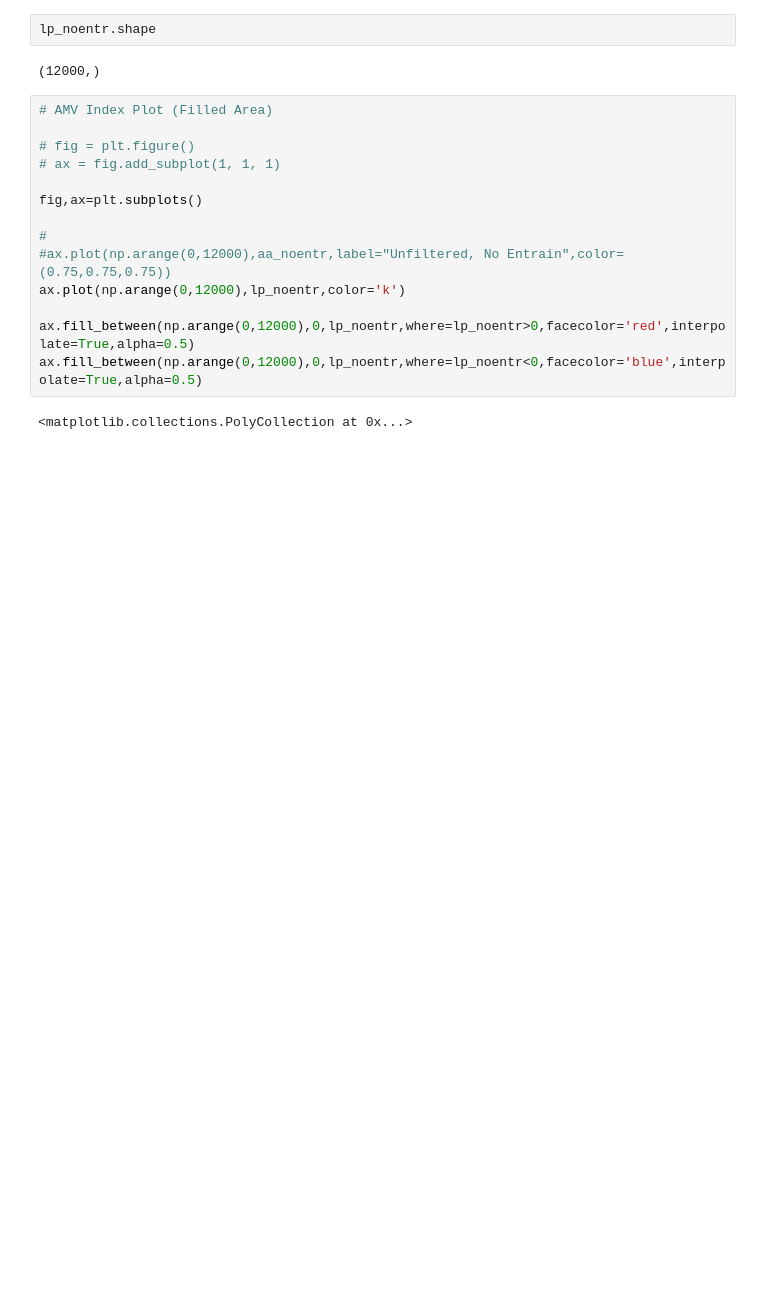
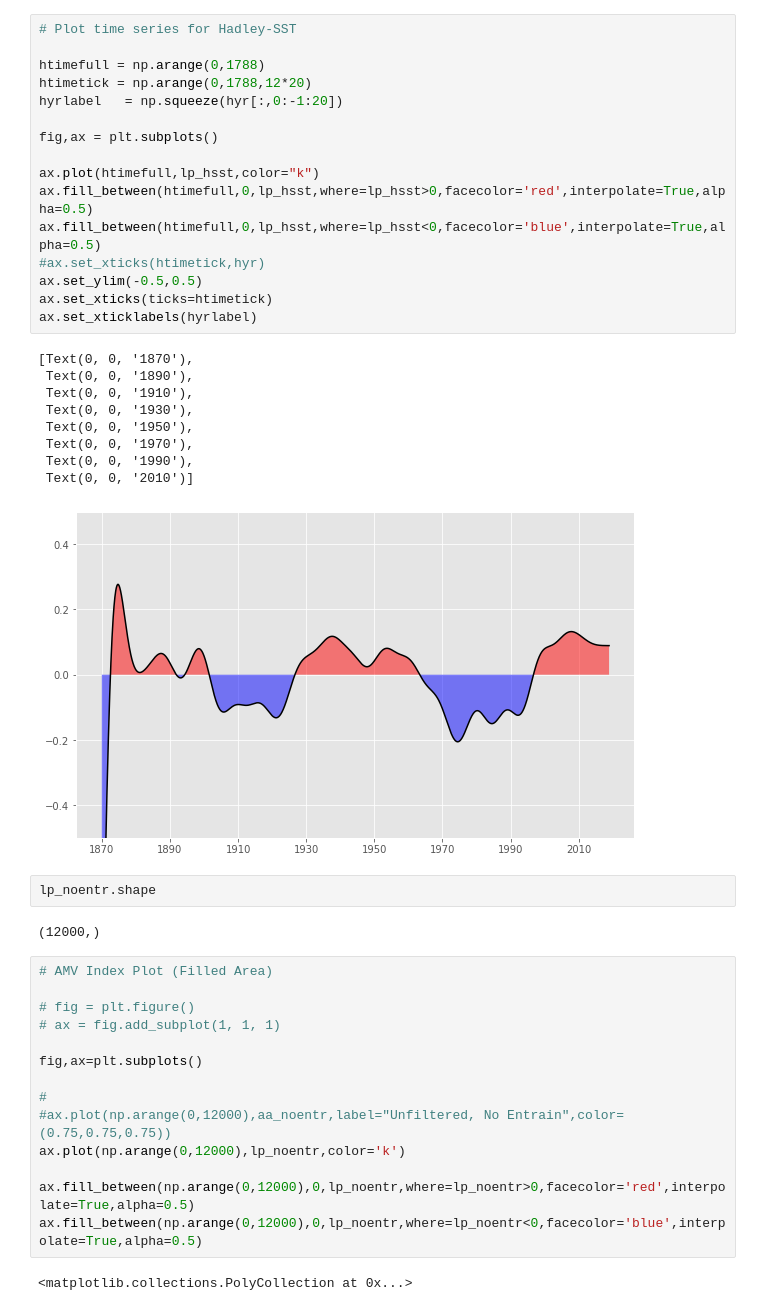
Before and after one commit to glennliu265/stochmod, a Jupyter notebook: AMV_Explore.ipynb, the cells around one changed output. Drawn from its saved outputs; the diff is of its cells as text; blank space fills up the shorter version.

```diff
--- a/AMV_Explore.ipynb
+++ b/AMV_Explore.ipynb
@@ -276,3 +363,29 @@ Text(0.5, 1.0, 'No Entrainment')
+# %%
+# Plot time series for Hadley-SST
+
+htimefull = np.arange(0,1788)
+htimetick = np.arange(0,1788,12*20)
+hyrlabel   = np.squeeze(hyr[:,0:-1:20])
+
+fig,ax = plt.subplots()
+
+ax.plot(htimefull,lp_hsst,color="k")
+ax.fill_between(htimefull,0,lp_hsst,where=lp_hsst>0,facecolor='red',interpolate=True,alpha=0.5)
+ax.fill_between(htimefull,0,lp_hsst,where=lp_hsst<0,facecolor='blue',interpolate=True,alpha=0.5)
+#ax.set_xticks(htimetick,hyr)
+ax.set_ylim(-0.5,0.5)
+ax.set_xticks(ticks=htimetick)
+ax.set_xticklabels(hyrlabel)
+# %% [output]
+[Text(0, 0, '1870'),
+ Text(0, 0, '1890'),
+ Text(0, 0, '1910'),
+ Text(0, 0, '1930'),
+ Text(0, 0, '1950'),
+ Text(0, 0, '1970'),
+ Text(0, 0, '1990'),
+ Text(0, 0, '2010')]
+[figure, added]
 # %%
 lp_noentr.shape
 # %% [output]
```
Also changed, not shown: parts of 19 cells of this notebook, 1 other file.
